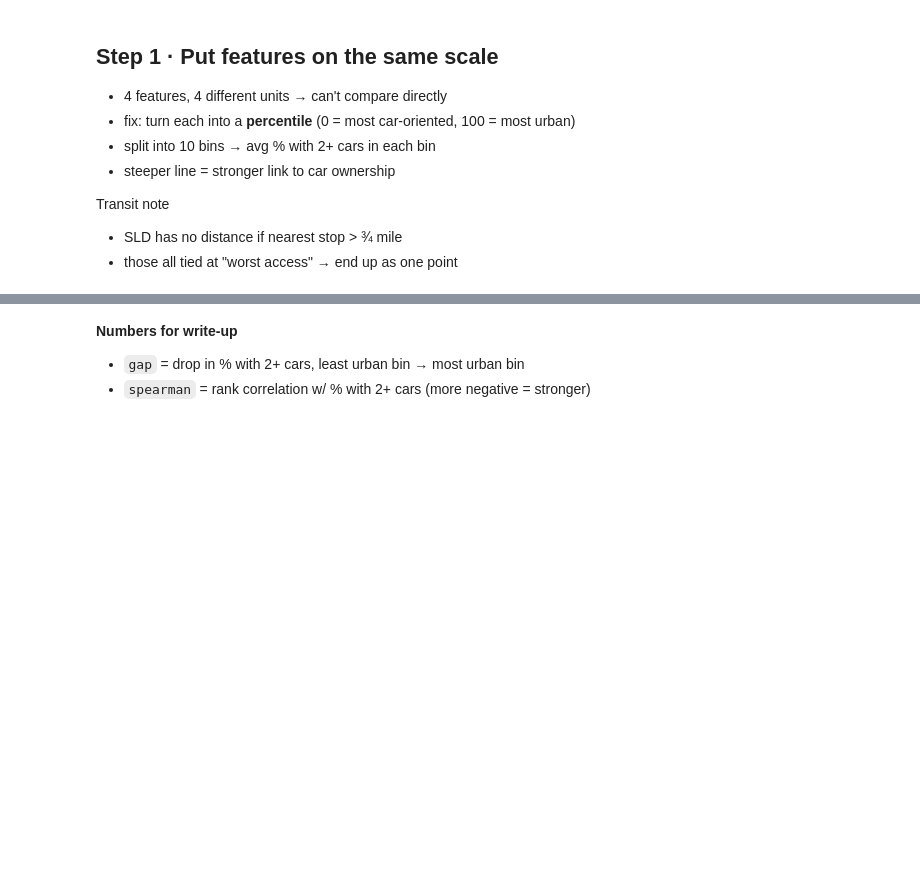
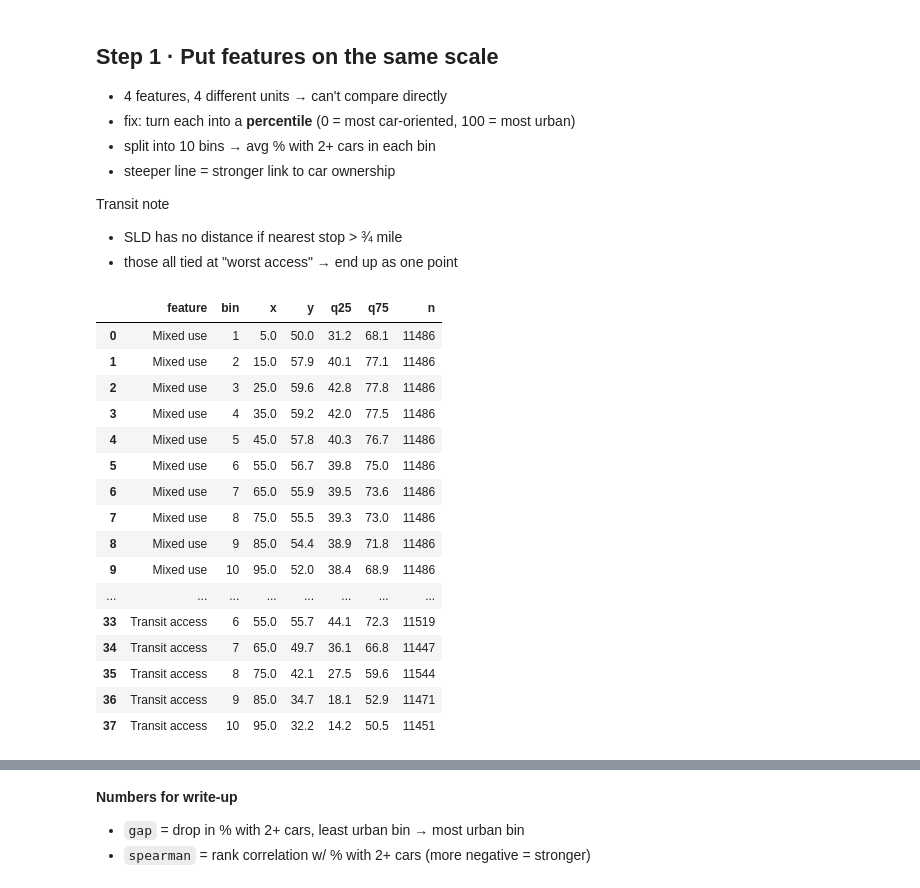
Before and after one commit to schaddha05/DATA23700-Final-Project, a Jupyter notebook: notebooks/01_built_environment_vs_car_ownership.ipynb, the cells around one changed output, grey strips where cells are left out. Drawn from its saved outputs; the diff is of its cells as text; code cells hidden in the pictures; blank space fills up the shorter version.

Commit message:
Robustness checks (Step 8, Fig 5), Fig 1 polish, Fig 3 IQR bands, reframed RQs

```diff
--- a/notebooks/01_built_environment_vs_car_ownership.ipynb
+++ b/notebooks/01_built_environment_vs_car_ownership.ipynb
@@ -46,44 +61,72 @@ Transit note
 df["transit_access"] = -df["transit_dist_m"]
 # no stop within 3/4 mile = worst possible
 df.loc[df["no_stop_within_3_4mi"], "transit_access"] = -np.inf
 
 # column name -> chart label
 FEATURES = {
     "mixed_use": "Mixed use",
     "pop_density": "Population density",
     "intersection_density": "Street connectivity",
     "transit_access": "Transit access",
 }
 OUTCOME = "pct_2plus_cars"
 
 
-def profile(data, col, label):
-    """Avg % with 2+ cars (household-weighted) in each of 10 percentile bins."""
-    d = data[[col, OUTCOME, "households"]].dropna().copy()
+def profile(data, col, label, outcome=OUTCOME, weight="households", rank_within=None):
+    """Avg outcome (weighted) in each of 10 percentile bins of `col`.
+
+    rank_within: None = rank across all block groups (national);
+                 ["cbsa"] = rank inside each metro (used in Step 8)
+    """
+    keep = [col, outcome, weight] + (rank_within or [])
+    d = data[keep].dropna().copy()
 
     # percentile (0-100) and bin (1-10)
-    d["pct"] = d[col].rank(pct=True) * 100
+    if rank_within:
+        d["pct"] = d.groupby(rank_within)[col].rank(pct=True) * 100
+    else:
+        d["pct"] = d[col].rank(pct=True) * 100
     d["bin"] = np.ceil(d["pct"] / 10).clip(1, 10).astype(int)
 
-    # weighted avg = sum(outcome * households) / sum(households)
-    d["cars_x_hh"] = d[OUTCOME] * d["households"]
+    # weighted avg = sum(outcome * weight) / sum(weight)
+    d["y_x_w"] = d[outcome] * d[weight]
     g = d.groupby("bin").agg(
         x=("pct", "mean"),
-        cars_x_hh=("cars_x_hh", "sum"),
-        hh=("households", "sum"),
-        n=("households", "size"),
+        y_x_w=("y_x_w", "sum"),
+        w=(weight, "sum"),
+        n=(weight, "size"),
+        q25=(outcome, lambda s: s.quantile(0.25)),  # middle 50% of block groups in the bin
+        q75=(outcome, lambda s: s.quantile(0.75)),
     ).reset_index()
-    g["y"] = (g["cars_x_hh"] / g["hh"]).round(1)
+    g["y"] = (g["y_x_w"] / g["w"]).round(1)
     g["feature"] = label
-    return g[["feature", "bin", "x", "y", "n"]]
+    return g[["feature", "bin", "x", "y", "q25", "q75", "n"]]
 
 
 # one profile per feature, stacked into one table
 tables = []
 for col, label in FEATURES.items():
     tables.append(profile(df, col, label))
 prof = pd.concat(tables, ignore_index=True)
 prof.round(1)
+# %% [output]
+|  | feature | bin | x | y | q25 | q75 | n |
+| 0 | Mixed use | 1 | 5.0 | 50.0 | 31.2 | 68.1 | 11486 |
+| 1 | Mixed use | 2 | 15.0 | 57.9 | 40.1 | 77.1 | 11486 |
+| 2 | Mixed use | 3 | 25.0 | 59.6 | 42.8 | 77.8 | 11486 |
+| 3 | Mixed use | 4 | 35.0 | 59.2 | 42.0 | 77.5 | 11486 |
+| 4 | Mixed use | 5 | 45.0 | 57.8 | 40.3 | 76.7 | 11486 |
+| 5 | Mixed use | 6 | 55.0 | 56.7 | 39.8 | 75.0 | 11486 |
+| 6 | Mixed use | 7 | 65.0 | 55.9 | 39.5 | 73.6 | 11486 |
+| 7 | Mixed use | 8 | 75.0 | 55.5 | 39.3 | 73.0 | 11486 |
+| 8 | Mixed use | 9 | 85.0 | 54.4 | 38.9 | 71.8 | 11486 |
+| 9 | Mixed use | 10 | 95.0 | 52.0 | 38.4 | 68.9 | 11486 |
+| ... | ... | ... | ... | ... | ... | ... | ... |
+| 33 | Transit access | 6 | 55.0 | 55.7 | 44.1 | 72.3 | 11519 |
+| 34 | Transit access | 7 | 65.0 | 49.7 | 36.1 | 66.8 | 11447 |
+| 35 | Transit access | 8 | 75.0 | 42.1 | 27.5 | 59.6 | 11544 |
+| 36 | Transit access | 9 | 85.0 | 34.7 | 18.1 | 52.9 | 11471 |
+| 37 | Transit access | 10 | 95.0 | 32.2 | 14.2 | 50.5 | 11451 |
 # %% [markdown]
 ## Step 2 · Figure 1: which feature tracks car ownership most?
 
```
Also changed, not shown: parts of 23 cells of this notebook, 8 other files.
